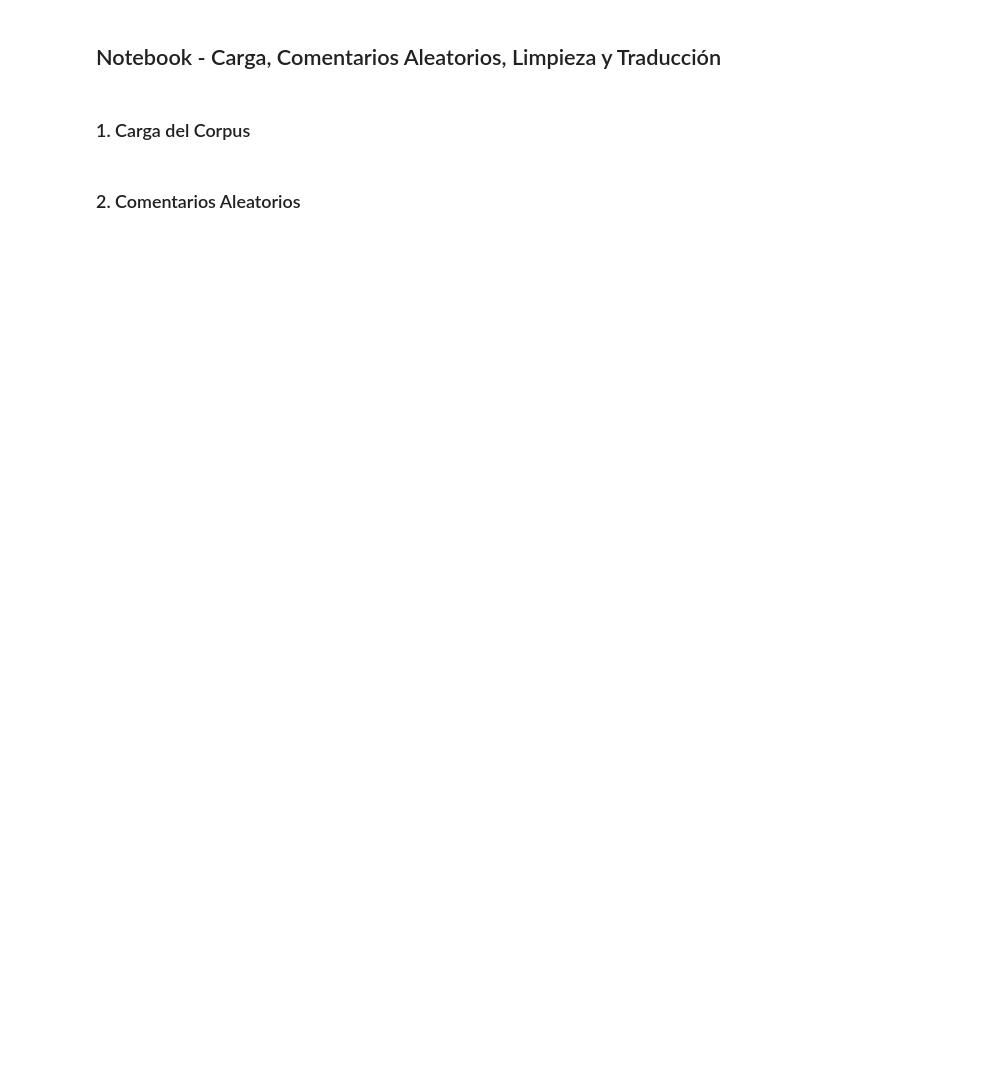
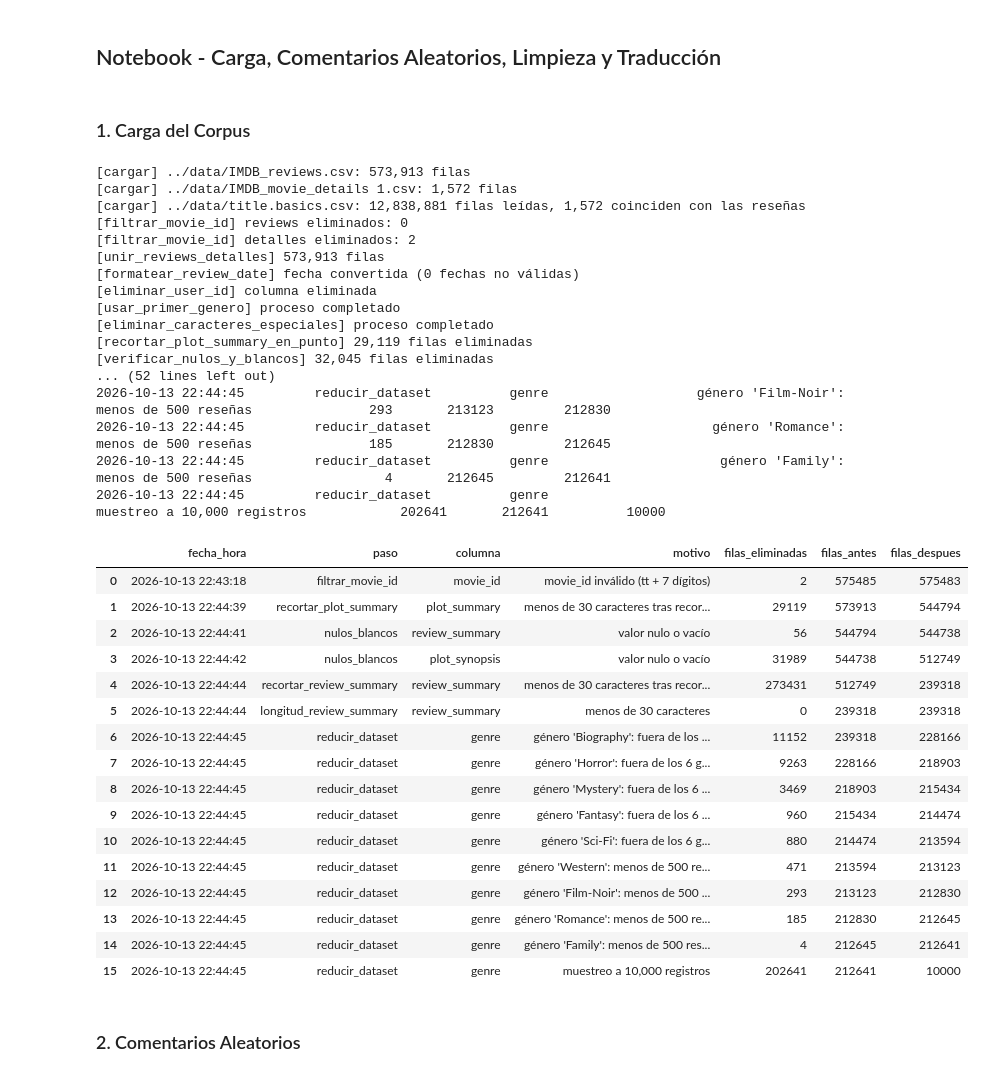
Before and after one commit to SharonOG23/Proyecto_POS-Tagging-Resenas, a Jupyter notebook: notebooks/01_carga_traduccin_limpieza.ipynb, the cells around one changed output. Drawn from its saved outputs; the diff is of its cells as text; code cells hidden in the pictures; blank space fills up the shorter version.

Commit message:
Actualizacion de Archivos
feat: actualizamos los archivos y ejecutamos notebooks

```diff
--- a/notebooks/01_carga_traduccin_limpieza.ipynb
+++ b/notebooks/01_carga_traduccin_limpieza.ipynb
@@ -15,5 +16,71 @@ from src.traduccion import Traduccion_CSV
 # %% [markdown]
 ### 1. Carga del Corpus
+# %%
+corpus = Generador_Corpus_review(
+    "../data/IMDB_reviews.csv",
+    "../data/IMDB_movie_details 1.csv",
+    "../data/title.basics.csv"
+)
+
+(
+    corpus
+    .cargar_archivos()
+    .filtrar_movie_id_validos()
+    .unir_reviews_detalles()
+    .formatear_review_date()
+    .eliminar_user_id()
+    .usar_primer_genero()
+    .eliminar_caracteres_especiales()
+    .recortar_plot_summary_en_punto()
+    .verificar_nulos_y_blancos()
+    .recortar_review_summary_en_punto()
+    .filtrar_longitud_review_summary()
+    .generar_estadisticas()
+    .ordenar_columnas()
+    .excluir_columnas_salida()
+    .reducir_dataset()
+)
+
+corpus.guardar_corpus(
+    "corpus_peliculas.csv"
+)
+
+corpus.resumen_eliminaciones()
+# %% [output]
+[cargar] ../data/IMDB_reviews.csv: 573,913 filas
+[cargar] ../data/IMDB_movie_details 1.csv: 1,572 filas
+[cargar] ../data/title.basics.csv: 12,838,881 filas leídas, 1,572 coinciden con las reseñas
+[filtrar_movie_id] reviews eliminados: 0
+[filtrar_movie_id] detalles eliminados: 2
+[unir_reviews_detalles] 573,913 filas
+[formatear_review_date] fecha convertida (0 fechas no válidas)
+[eliminar_user_id] columna eliminada
+[usar_primer_genero] proceso completado
+[eliminar_caracteres_especiales] proceso completado
+[recortar_plot_summary_en_punto] 29,119 filas eliminadas
+[verificar_nulos_y_blancos] 32,045 filas eliminadas
+... (52 lines left out)
+2026-10-13 22:44:45         reducir_dataset          genre                   género 'Film-Noir': menos de 500 reseñas               293       213123         212830
+2026-10-13 22:44:45         reducir_dataset          genre                     género 'Romance': menos de 500 reseñas               185       212830         212645
+2026-10-13 22:44:45         reducir_dataset          genre                      género 'Family': menos de 500 reseñas                 4       212645         212641
+2026-10-13 22:44:45         reducir_dataset          genre                                muestreo a 10,000 registros            202641       212641          10000
+|  | fecha_hora | paso | columna | motivo | filas_eliminadas | filas_antes | filas_despues |
+| 0 | 2026-10-13 22:43:18 | filtrar_movie_id | movie_id | movie_id inválido (tt + 7 dígitos) | 2 | 575485 | 575483 |
+| 1 | 2026-10-13 22:44:39 | recortar_plot_summary | plot_summary | menos de 30 caracteres tras recor... | 29119 | 573913 | 544794 |
+| 2 | 2026-10-13 22:44:41 | nulos_blancos | review_summary | valor nulo o vacío | 56 | 544794 | 544738 |
+| 3 | 2026-10-13 22:44:42 | nulos_blancos | plot_synopsis | valor nulo o vacío | 31989 | 544738 | 512749 |
+| 4 | 2026-10-13 22:44:44 | recortar_review_summary | review_summary | menos de 30 caracteres tras recor... | 273431 | 512749 | 239318 |
+| 5 | 2026-10-13 22:44:44 | longitud_review_summary | review_summary | menos de 30 caracteres | 0 | 239318 | 239318 |
+| 6 | 2026-10-13 22:44:45 | reducir_dataset | genre | género 'Biography': fuera de los ... | 11152 | 239318 | 228166 |
+| 7 | 2026-10-13 22:44:45 | reducir_dataset | genre | género 'Horror': fuera de los 6 g... | 9263 | 228166 | 218903 |
+| 8 | 2026-10-13 22:44:45 | reducir_dataset | genre | género 'Mystery': fuera de los 6 ... | 3469 | 218903 | 215434 |
+| 9 | 2026-10-13 22:44:45 | reducir_dataset | genre | género 'Fantasy': fuera de los 6 ... | 960 | 215434 | 214474 |
+| 10 | 2026-10-13 22:44:45 | reducir_dataset | genre | género 'Sci-Fi': fuera de los 6 g... | 880 | 214474 | 213594 |
+| 11 | 2026-10-13 22:44:45 | reducir_dataset | genre | género 'Western': menos de 500 re... | 471 | 213594 | 213123 |
+| 12 | 2026-10-13 22:44:45 | reducir_dataset | genre | género 'Film-Noir': menos de 500 ... | 293 | 213123 | 212830 |
+| 13 | 2026-10-13 22:44:45 | reducir_dataset | genre | género 'Romance': menos de 500 re... | 185 | 212830 | 212645 |
+| 14 | 2026-10-13 22:44:45 | reducir_dataset | genre | género 'Family': menos de 500 res... | 4 | 212645 | 212641 |
+| 15 | 2026-10-13 22:44:45 | reducir_dataset | genre | muestreo a 10,000 registros | 202641 | 212641 | 10000 |
 # %% [markdown]
 ### 2. Comentarios Aleatorios
 # %%
```
Also changed, not shown: parts of 3 cells of this notebook, 14 other files.
